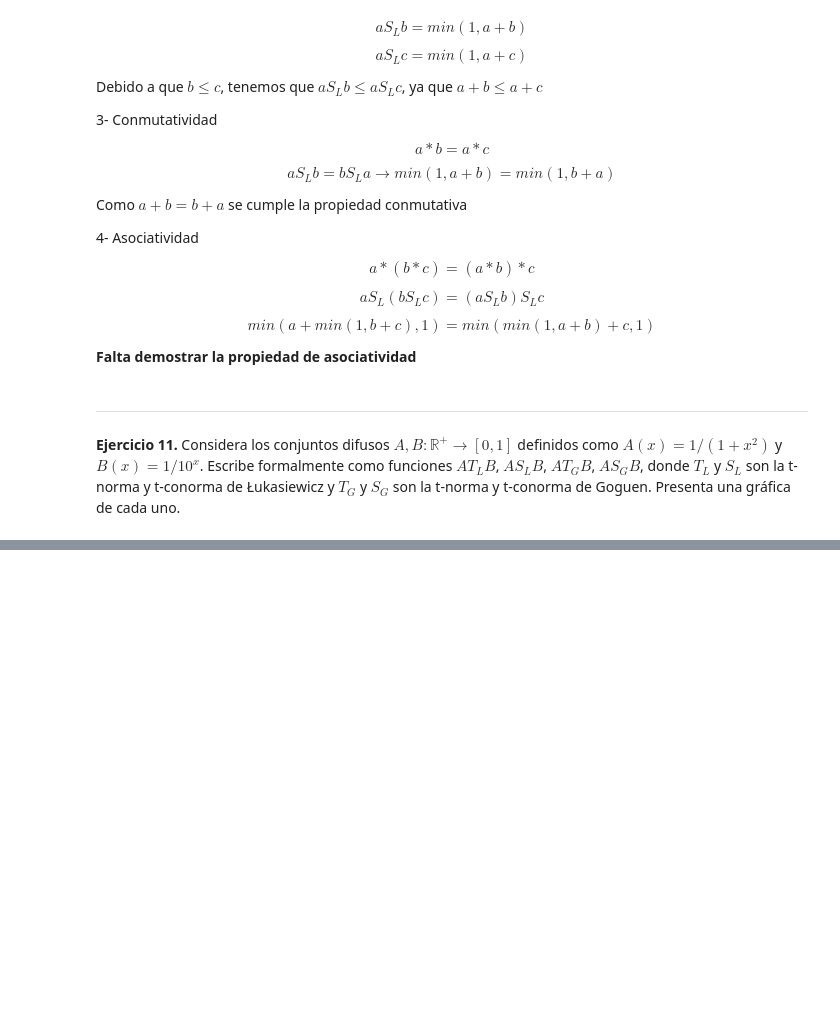
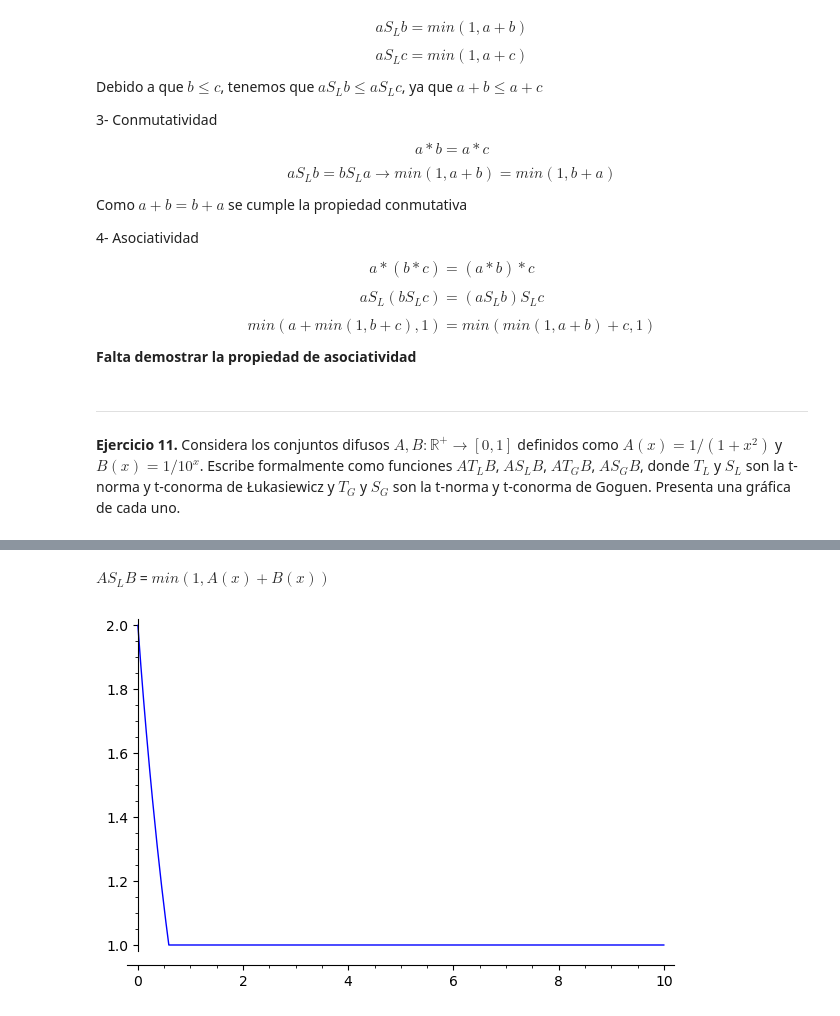
Before and after one commit to KeithMaxwell20/Notebook-Aplicada, a Jupyter notebook: ejercitario1.ipynb, the cells around one changed output, grey strips where cells are left out. Cells and saved outputs as stored; diff of their text form; code cells hidden in the pictures; blank space fills up the shorter version.

```diff
--- a/ejercitario1.ipynb
+++ b/ejercitario1.ipynb
@@ -479,0 +492,9 @@ plt.show()
+# %% [markdown]
+$AS_LB$ = $min(1,A(x)+B(x))$
+# %%
+# Graficamos AS_LB
+# El valor 0,0.589053 es el valor de x donde A(x)+B(x)=1
+grafico2=piecewise([((0,0.589053),A+B), ((0.589054, 10),funcion_uno)])
+grafico2.plot(x,0,10)
+# %% [output]
+[figure, added]
```
Also changed, not shown: parts of 14 cells of this notebook.
